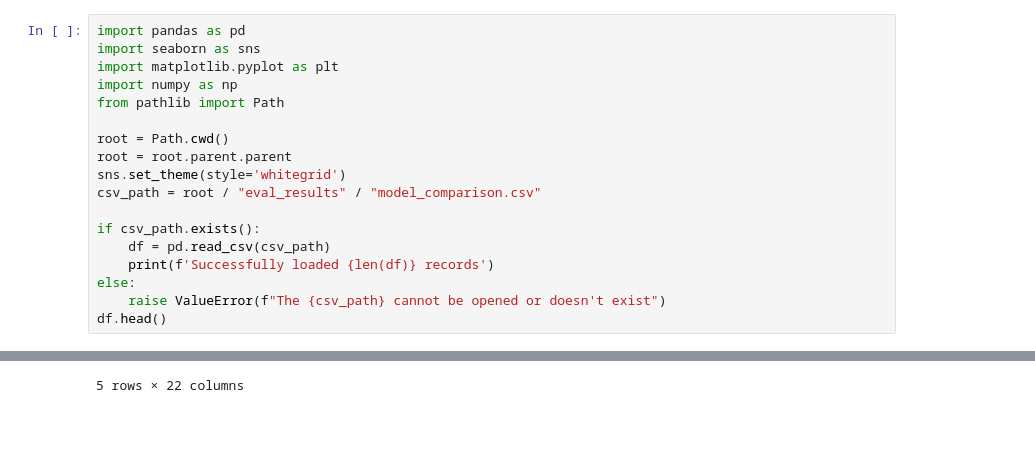
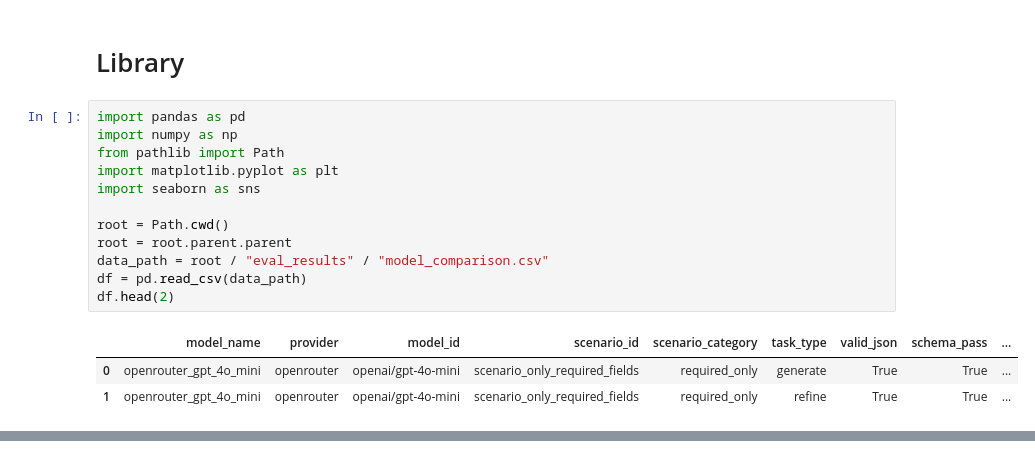
Before and after one commit to AlexDaPiggie/LinkedIn_Job_Description_GenAI, a Jupyter notebook: src/evaluation/Model_Comparison_Analysis.ipynb, the cells around one changed output, grey strips where cells are left out. Cells and saved outputs as stored; diff of their text form; blank space fills up the shorter version.

```diff
--- a/src/evaluation/Model_Comparison_Analysis.ipynb
+++ b/src/evaluation/Model_Comparison_Analysis.ipynb
@@ -1,19 +1,18 @@
+# %% [markdown]
+# Library
 # %%
 import pandas as pd
-import seaborn as sns
-import matplotlib.pyplot as plt
 import numpy as np
 from pathlib import Path
+import matplotlib.pyplot as plt
+import seaborn as sns
 
 root = Path.cwd()
 root = root.parent.parent
-sns.set_theme(style='whitegrid')
-csv_path = root / "eval_results" / "model_comparison.csv"
-
-if csv_path.exists():
-    df = pd.read_csv(csv_path)
-    print(f'Successfully loaded {len(df)} records')
-else:
-    raise ValueError(f"The {csv_path} cannot be opened or doesn't exist")
-df.head()
+data_path = root / "eval_results" / "model_comparison.csv"
+df = pd.read_csv(data_path)
+df.head(2)
 # %% [output]
+|  | model_name | provider | model_id | scenario_id | scenario_category | task_type | valid_json | schema_pass | ... |
+| 0 | openrouter_gpt_4o_mini | openrouter | openai/gpt-4o-mini | scenario_only_required_fields | required_only | generate | True | True | ... |
+| 1 | openrouter_gpt_4o_mini | openrouter | openai/gpt-4o-mini | scenario_only_required_fields | required_only | refine | True | True | ... |
@@ -27 +19,0 @@ Successfully loaded 42 records
-5 rows × 22 columns
```
Also changed, not shown: parts of 20 cells of this notebook, 38 other files.
